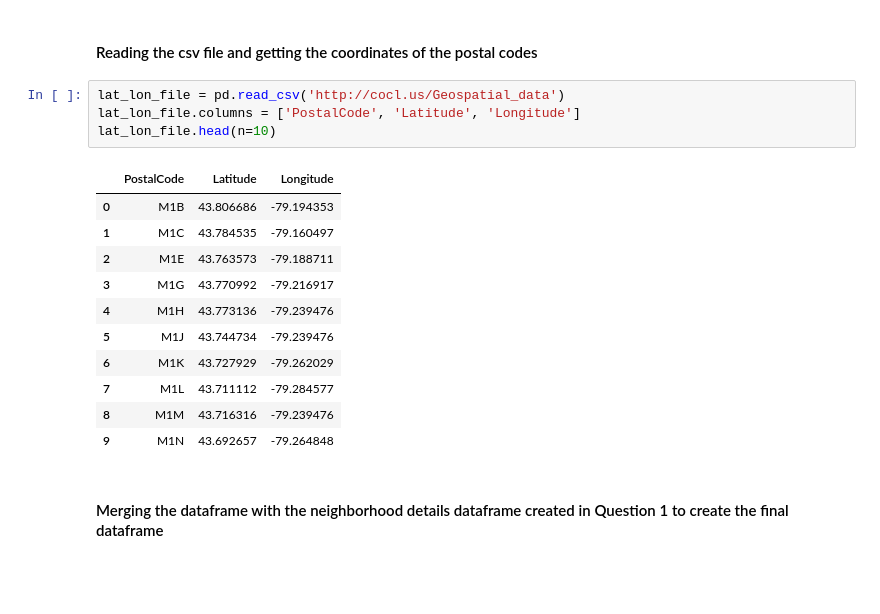
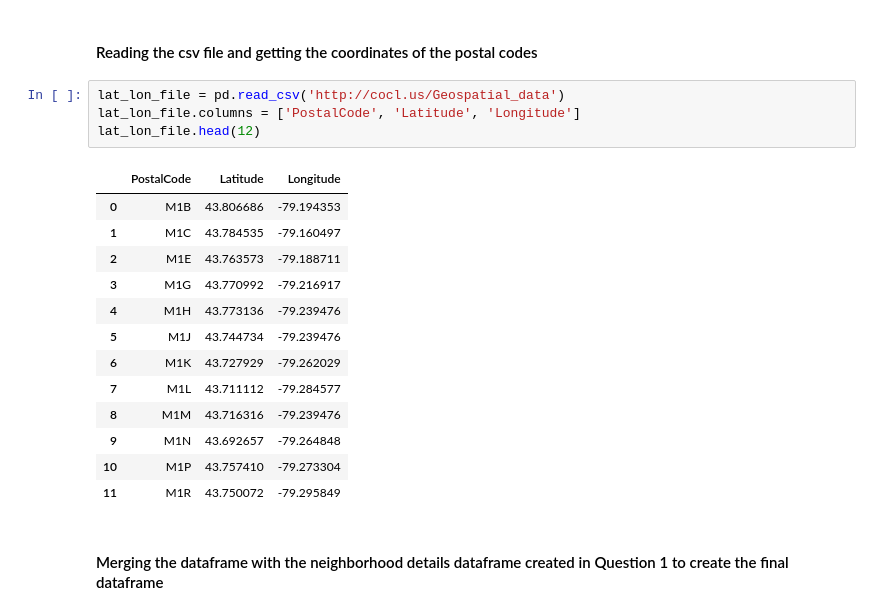
Before and after one commit to henryxji/learn, a Jupyter notebook: Segmenting_and_Clustering_Neighborhoods.ipynb, the cells around one changed output. Cells and saved outputs as stored; diff of their text form; blank space fills up the shorter version.

```diff
--- a/Segmenting_and_Clustering_Neighborhoods.ipynb
+++ b/Segmenting_and_Clustering_Neighborhoods.ipynb
@@ -145,19 +117,21 @@ df.shape
 # %%
 lat_lon_file = pd.read_csv('http://cocl.us/Geospatial_data')
 lat_lon_file.columns = ['PostalCode', 'Latitude', 'Longitude']
-lat_lon_file.head(n=10)
+lat_lon_file.head(12)
 # %% [output]
 |  | PostalCode | Latitude | Longitude |
 | 0 | M1B | 43.806686 | -79.194353 |
 | 1 | M1C | 43.784535 | -79.160497 |
 | 2 | M1E | 43.763573 | -79.188711 |
 | 3 | M1G | 43.770992 | -79.216917 |
 | 4 | M1H | 43.773136 | -79.239476 |
 | 5 | M1J | 43.744734 | -79.239476 |
 | 6 | M1K | 43.727929 | -79.262029 |
 | 7 | M1L | 43.711112 | -79.284577 |
 | 8 | M1M | 43.716316 | -79.239476 |
 | 9 | M1N | 43.692657 | -79.264848 |
+| 10 | M1P | 43.757410 | -79.273304 |
+| 11 | M1R | 43.750072 | -79.295849 |
 # %% [markdown]
 #### Merging the dataframe with the neighborhood details dataframe created in Question 1 to create the final dataframe
 # %%
```
Also changed, not shown: parts of 4 cells of this notebook.
